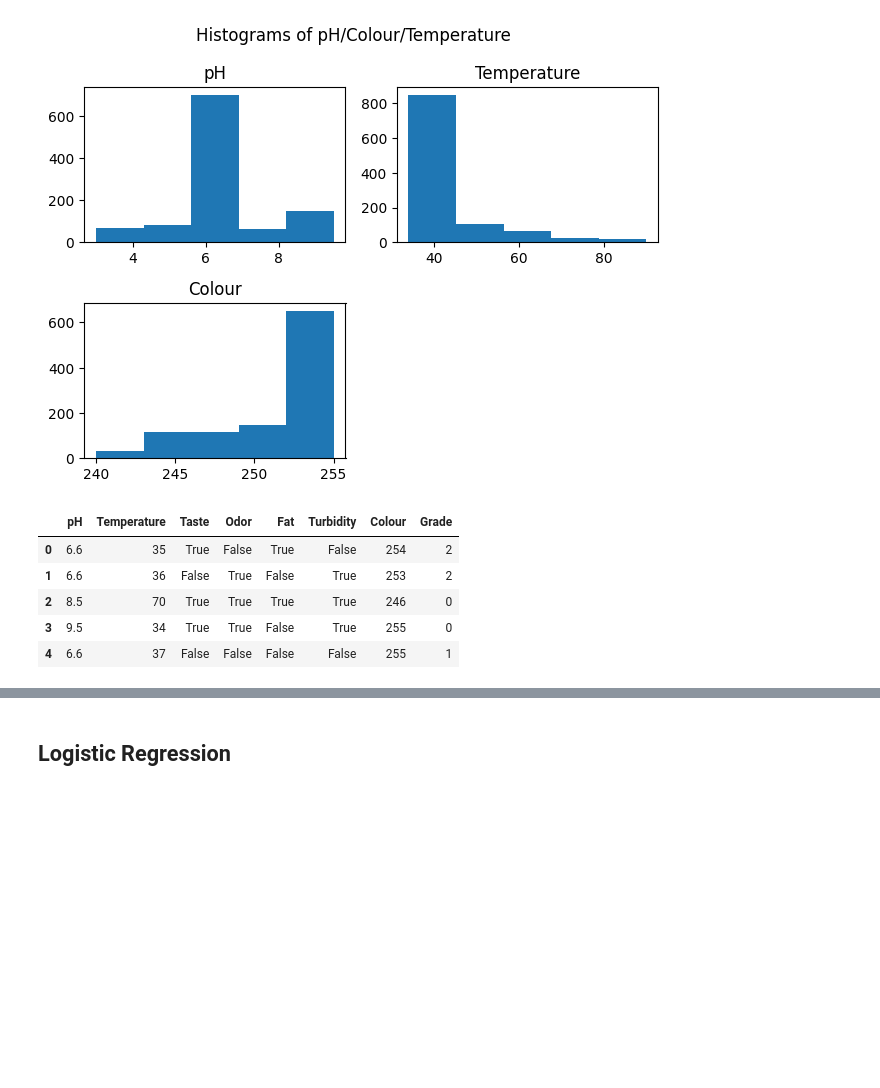
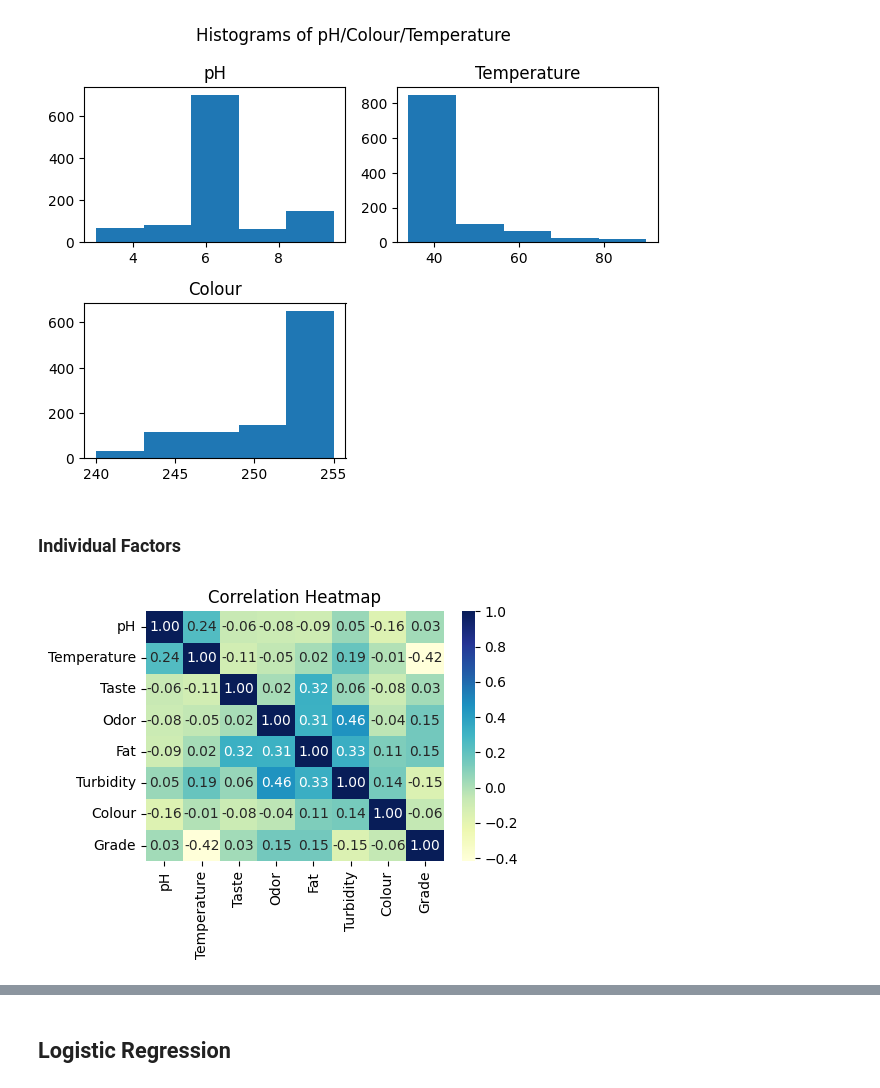
Before and after one commit to ManvithGayam/cs451-milk-quality, a Jupyter notebook: notebook.ipynb, the cells around one changed output, grey strips where cells are left out. Drawn from its saved outputs; the diff is of its cells as text; code cells hidden in the pictures; blank space fills up the shorter version.

```diff
--- a/notebook.ipynb
+++ b/notebook.ipynb
@@ -125,14 +125,16 @@ plt.tight_layout()
 plt.show()
 # %% [output]
 [figure]
+# %% [markdown]
+### Individual Factors
 # %%
 df1 = df.copy()
 df1["Grade"].replace({"high": 2, "medium": 1, "low": 0}, inplace=True)
-df1.head()
-# %% [output]
-|  | pH | Temperature | Taste | Odor | Fat | Turbidity | Colour | Grade |
-| 0 | 6.6 | 35 | True | False | True | False | 254 | 2 |
-| 1 | 6.6 | 36 | False | True | False | True | 253 | 2 |
-| 2 | 8.5 | 70 | True | True | True | True | 246 | 0 |
-| 3 | 9.5 | 34 | True | True | False | True | 255 | 0 |
-| 4 | 6.6 | 37 | False | False | False | False | 255 | 1 |
+# %%
+f, a = plt.subplots(1, 1, figsize=(5,4))
+a.set_title("Correlation Heatmap")
+
+corr_plot = sns.heatmap(data=df1.corr(), ax=a, cmap="YlGnBu", annot=True, fmt=".2f")
+plt.show()
+# %% [output]
+[figure, added]
```
Also changed, not shown: parts of 1 cell of this notebook.
